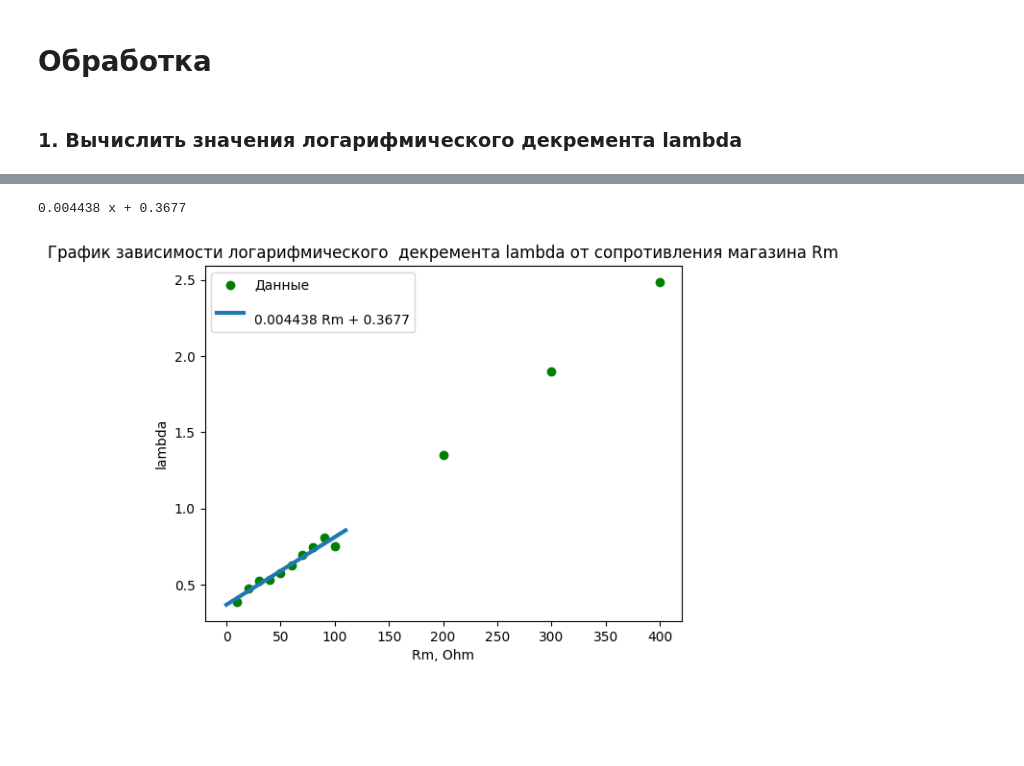
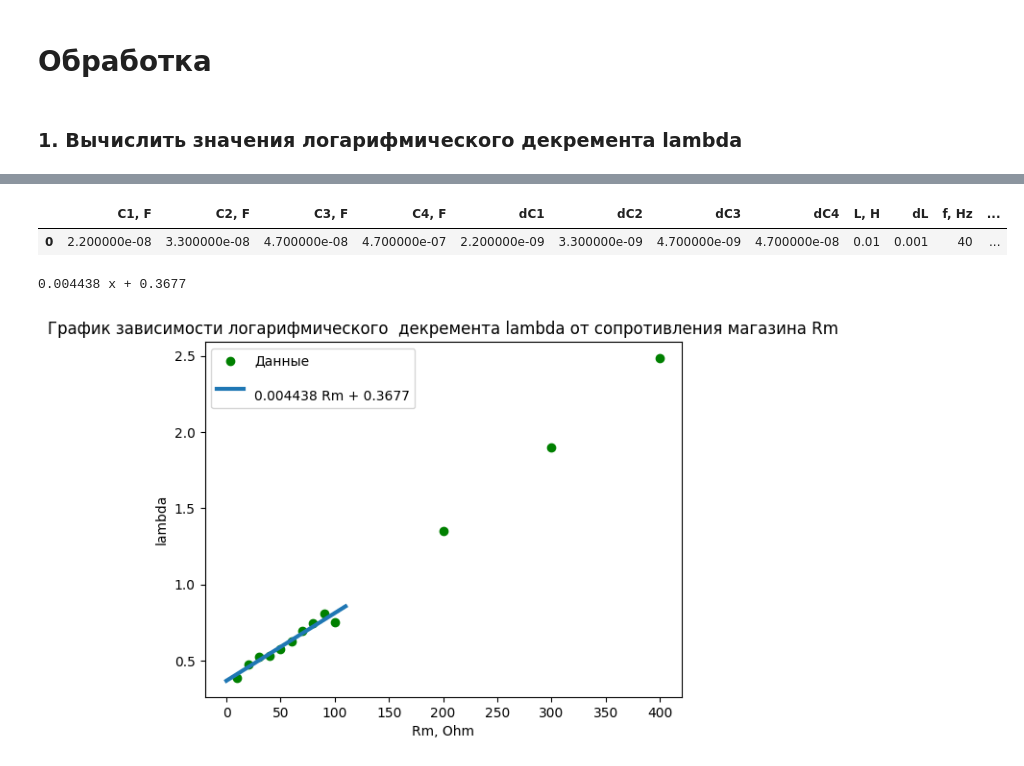
Before and after one commit to lalayants/PhysicsITMO_Electrostatics, a Jupyter notebook: lab3.10/analyze_3.10.ipynb, the cells around one changed output, grey strips where cells are left out. Saved outputs shown, nothing was run; the diff lists cells and outputs as text; code cells hidden in the pictures; blank space fills up the shorter version.

```diff
--- a/lab3.10/analyze_3.10.ipynb
+++ b/lab3.10/analyze_3.10.ipynb
@@ -56,3 +39,8 @@ data_1
+# %%
+table_consts
+# %% [output]
+|  | C1, F | C2, F | C3, F | C4, F | dC1 | dC2 | dC3 | dC4 | L, H | dL | f, Hz | ... |
+| 0 | 2.200000e-08 | 3.300000e-08 | 4.700000e-08 | 4.700000e-07 | 2.200000e-09 | 3.300000e-09 | 4.700000e-09 | 4.700000e-08 | 0.01 | 0.001 | 40 | ... |
 # %%
 lambd = 1/data_1["N"] * np.log(data_1['2Ui, ticks'] / data_1['2Ui+n, ticks'])
 dN = 0.1
```
Also changed, not shown: parts of 4 cells of this notebook, 2 other files.
